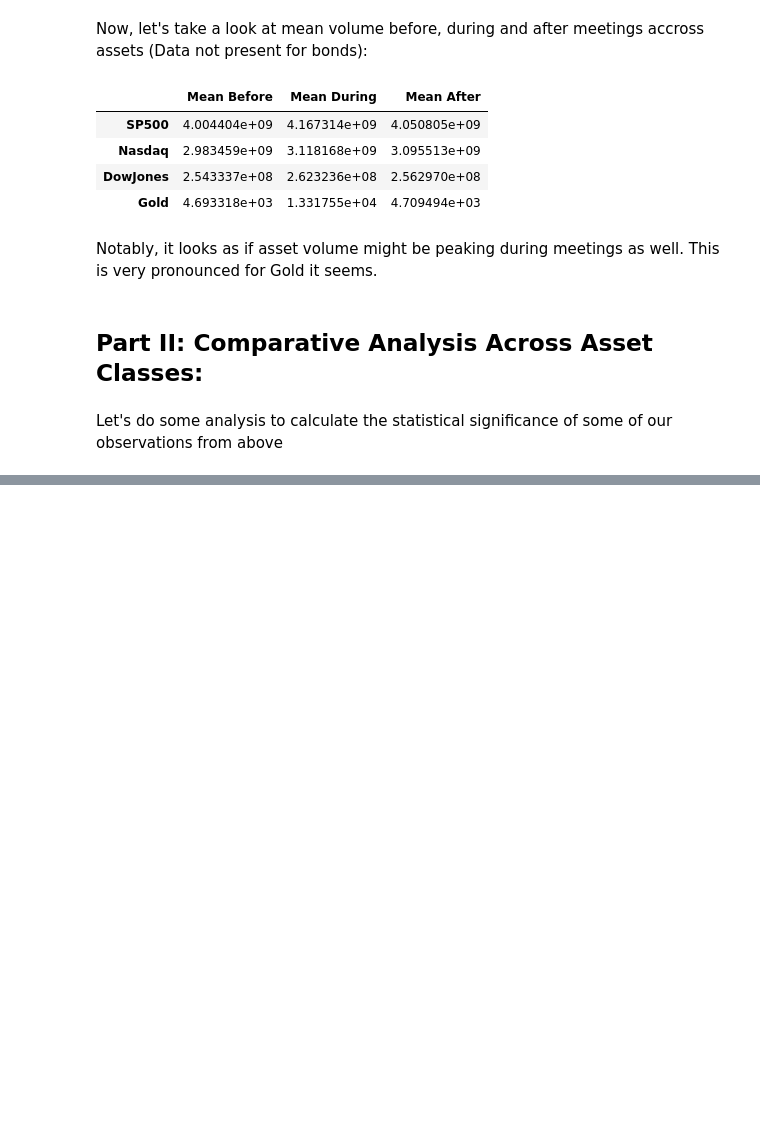
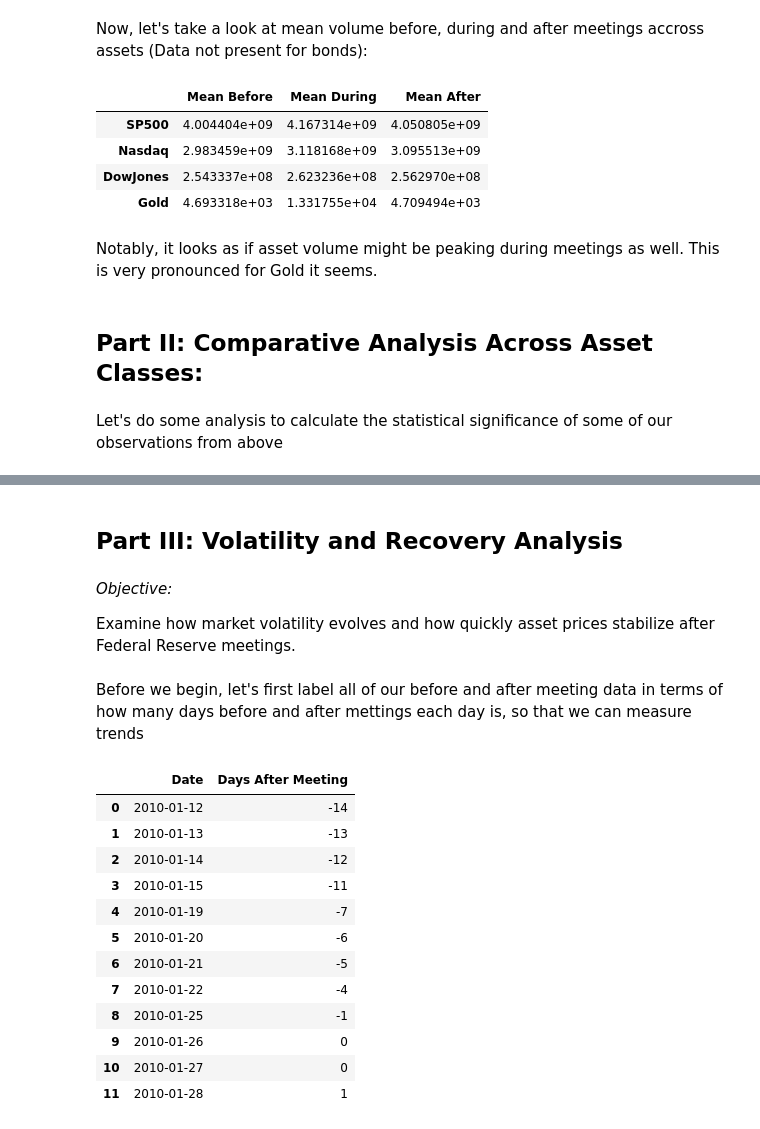
Before and after one commit to LyWangPX/umich-milestone-project, a Jupyter notebook: analysis.ipynb, the cells around one changed output, grey strips where cells are left out. Drawn from its saved outputs; the diff is of its cells as text; code cells hidden in the pictures; blank space fills up the shorter version.

Commit message:
correlations + part III

```diff
--- a/analysis.ipynb
+++ b/analysis.ipynb
@@ -268,0 +292,80 @@ Let's do some analysis to calculate the statistical significance of some of our
+# %% [markdown]
+## Part III: Volatility and Recovery Analysis
+# %% [markdown]
+_Objective:_
+
+Examine how market volatility evolves and how quickly asset prices stabilize after Federal Reserve meetings.
+# %% [markdown]
+Before we begin, let's first label all of our before and after meeting data in terms of how many days before and after mettings each day is, so that we can measure trends
+# %%
+# We will create a column in the market data before/after DataFrames reflecting the number of days before/after each meeting the entries are.
+
+# Creating empty dictiomaries that will have dates and them number of days before and after a meeting each date in each window is
+days_before = {}
+days_after = {}
+
+# Going through the meeting dates again, we want to count how many days pre and post meeting each date is
+
+# Go through each meeting
+for i in range(len(meetings_df)):
+    meeting = meetings_df.iloc[i]
+
+    # Calulate days before and after meeting windows:
+    pre_meeting_window = pd.date_range(start = meeting["meeting_start"] - pd.Timedelta("15 days"), end = meeting["meeting_start"] - pd.Timedelta("1 day"))
+    post_meeting_window = pd.date_range(start = meeting["meeting_end"] + pd.Timedelta("1 days"), end = meeting["meeting_end"] + pd.Timedelta("15 day"))
+
+    # Fill the dictionaries with dates and days before/after a meeting
+    for date in pre_meeting_window:
+
+        # calculate the days before for each date in the range, and add to the days_before dictionary
+        value_before = list(pre_meeting_window).index(date) - 15
+        days_before[date] = value_before
+
+    for date in post_meeting_window:
+
+        # calculate the days after for each date in the range, and add to the days_before dictionary
+        value_after = list(post_meeting_window).index(date) + 1
+        days_after[date] = value_after
+
+# Now, we can add columns categorizing days before/after a meeting using our dictionaries
+
+# Create empty lists for the data
+days_before_list = []
+days_after_list = []
+
+# Go through each date in market_data_pre_meetings_df and fill the list based on the date.
+for i in range(len(market_data_pre_meetings_df)):
+    date = market_data_pre_meetings_df.iloc[i]["Date"]
+    days_before_list.append(days_before[date])
+
+# Go through each date in market_data_pre_meetings_df and fill the list based on the date.
+for i in range(len(market_data_post_meetings_df)):
+    date = market_data_post_meetings_df.iloc[i]["Date"]
+    days_after_list.append(days_after[date])
+
+# Create the new columns (both called "days after" since days before are represented as negative). We will also add a column for the days of meeting
+# DataFrame (where all values will be 0)
+market_data_pre_meetings_df["Days After Meeting"] = days_before_list
+market_data_post_meetings_df["Days After Meeting"] = days_after_list
+market_data_during_meetings_df["Days After Meeting"] = 0
+
+# Finally, we will concatenate everything together and show what we've done by showing samples from the date and days after meeting colums:
+market_data_with_days_after_column_df = pd.concat([market_data_pre_meetings_df, market_data_during_meetings_df, market_data_post_meetings_df])
+
+# Sort by dates before showing the first 12 rows
+market_data_with_days_after_column_df = market_data_with_days_after_column_df.sort_values("Date")
+market_data_with_days_after_column_df[["Date", "Days After Meeting"]].head(12)
+# %% [output]
+|  | Date | Days After Meeting |
+| 0 | 2010-01-12 | -14 |
+| 1 | 2010-01-13 | -13 |
+| 2 | 2010-01-14 | -12 |
+| 3 | 2010-01-15 | -11 |
+| 4 | 2010-01-19 | -7 |
+| 5 | 2010-01-20 | -6 |
+| 6 | 2010-01-21 | -5 |
+| 7 | 2010-01-22 | -4 |
+| 8 | 2010-01-25 | -1 |
+| 9 | 2010-01-26 | 0 |
+| 10 | 2010-01-27 | 0 |
+| 11 | 2010-01-28 | 1 |
```
Also changed, not shown: parts of 14 cells of this notebook.
